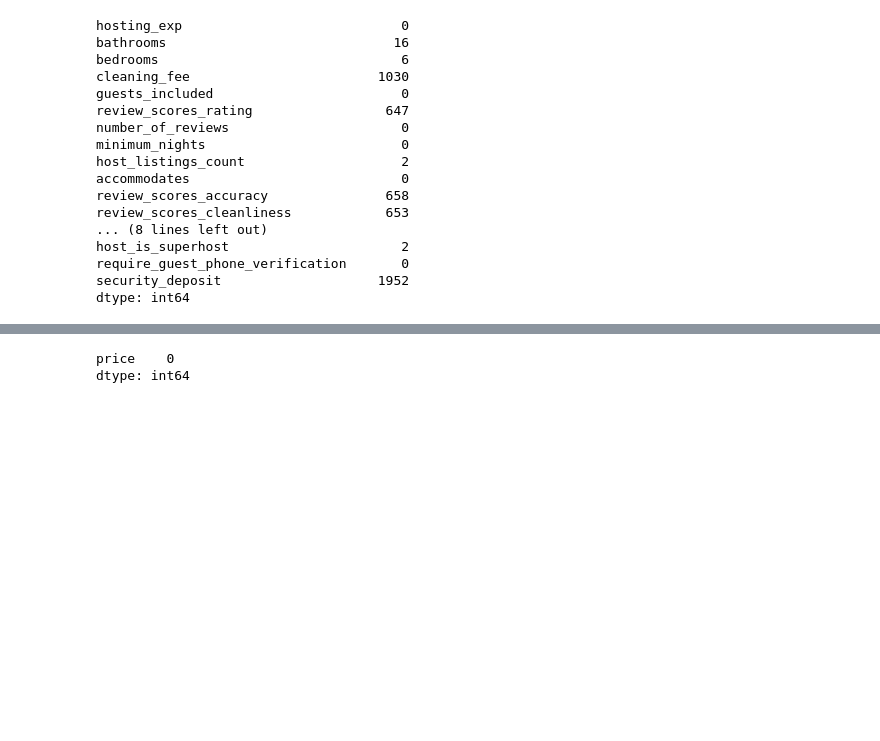
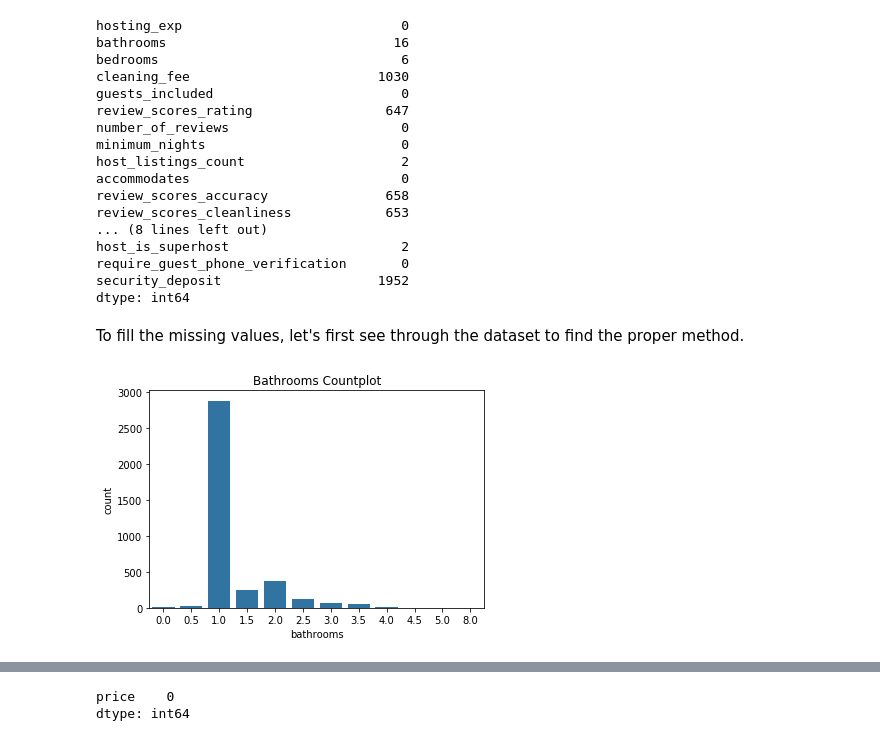
Before and after one commit to satriowputra/Seattle-AirBNB-Data-Blog-Post, a Jupyter notebook: project2-seattle_df-101.ipynb, the cells around one changed output, grey strips where cells are left out. Cells and saved outputs as stored; diff of their text form; code cells hidden in the pictures; blank space fills up the shorter version.

```diff
--- a/project2-seattle_df-101.ipynb
+++ b/project2-seattle_df-101.ipynb
@@ -394,3 +396,14 @@ host_is_superhost                      2
 require_guest_phone_verification       0
 security_deposit                    1952
 dtype: int64
+# %% [markdown]
+To fill the missing values, let's first see through the dataset to find the proper method.
+# %%
+# Defining plot color
+color = sb.color_palette()[0]
+
+# Plotting the data
+sb.countplot(data=listing_df, x='bathrooms', color=color)
+plt.title('Bathrooms Countplot');
+# %% [output]
+[figure, added]
```
Also changed, not shown: parts of 33 cells of this notebook.
